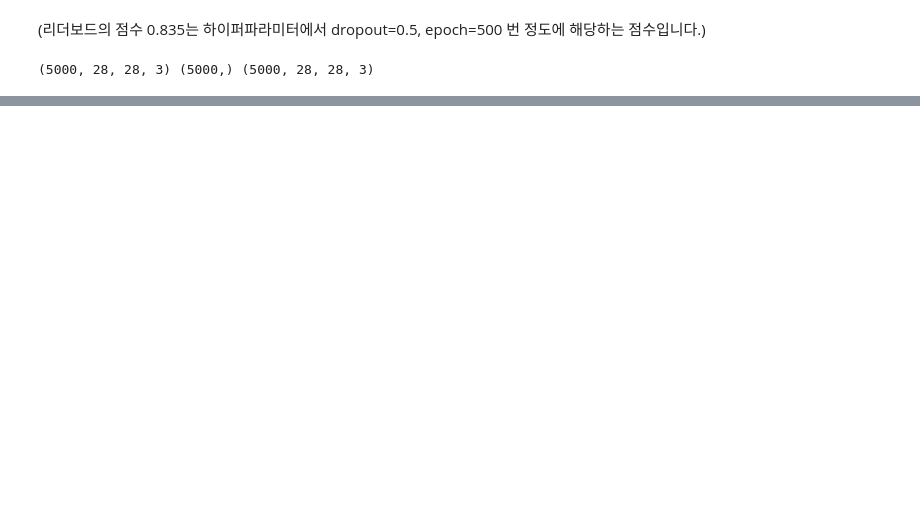
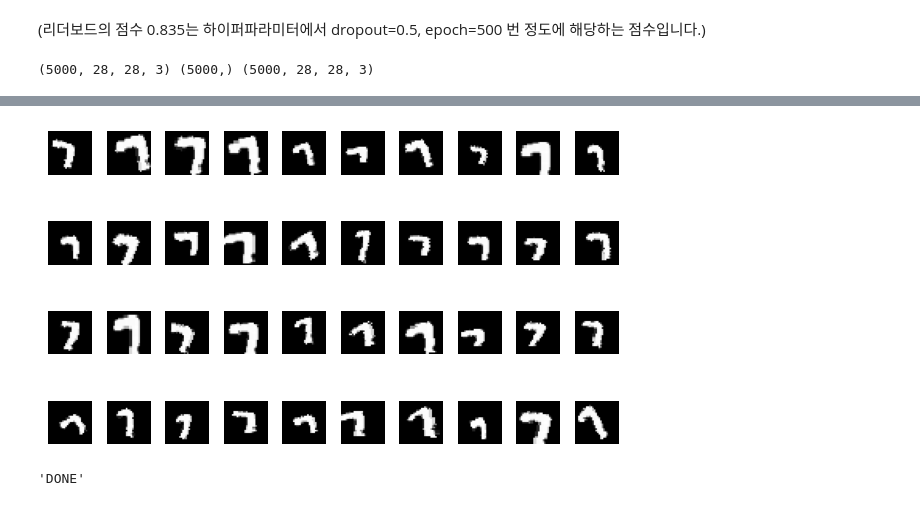
Before and after one commit to solyourock/dacon, a Jupyter notebook: handwriting_transform.ipynb, the cells around one changed output, grey strips where cells are left out. Saved outputs shown, nothing was run; the diff lists cells and outputs as text; code cells hidden in the pictures; blank space fills up the shorter version.

```diff
--- a/handwriting_transform.ipynb
+++ b/handwriting_transform.ipynb
@@ -30,7 +30,7 @@ LR = 1e-4
 # %%
 crop = True
 rotation = True
-Perspective = True
+perspective = True
 normalization = True
 # %%
 concat = True
@@ -139,0 +143,37 @@ trainloader = DataLoader(transformed_train, batch_size=batch_size, sh)
+# %%
+def get_transform(train=True):
+    t = list()
+    t.append(transforms.ToTensor())
+    if crop and train:
+        t.append(transforms.RandomResizedCrop(size=28,scale=(.65, 1.),ratio=(.75,1+1/3),interpolation=transforms.InterpolationMode.NEAREST))
+    if rotation and train:
+        t.append(transforms.RandomRotation(
+            degrees=25,interpolation=transforms.InterpolationMode.NEAREST))
+    if perspective and train:
+        t.append(transforms.RandomPerspective(distortion_scale=.55,p=.75,interpolation=transforms.InterpolationMode.NEAREST))
+    if normalization:
+        t.append(transforms.Normalize(mean=(.5),std=(.5)))
+    return transforms.Compose(t)
+# %%
+animation = False
+transform = get_transform()
+idx = np.random.randint(len(X))
+if animation:
+    for _ in range(100):
+        ipd.clear_output(wait=True)
+        fig, ax = plt.subplots(ncols=2)
+        ax[0].imshow(np.squeeze(X[idx]), cmap='gray')
+        ax[1].imshow(np.squeeze(transform(X[idx]))[0], cmap='gray')
+        ax[0].axis('off')
+        ax[1].axis('off')
+        plt.show()
+else:
+    fig, ax = plt.subplots(nrows=4, ncols=10,dpi=100)
+    for i in range(4):
+        for j in range(10):
+            ax[i][j].imshow(np.squeeze(transform(X[idx]))[0], cmap='gray')
+            ax[i][j].axis('off')
+    plt.tight_layout()
+    plt.show()
+# %% [output]
+[figure, added]
@@ -139,0 +202,6 @@ trainloader = DataLoader(transformed_train, batch_size=batch_size, sh)
+# %%
+model = Model()
+model.train()
+'DONE'
+# %% [output]
+'DONE'
```
Also changed, not shown: parts of 8 cells of this notebook.
